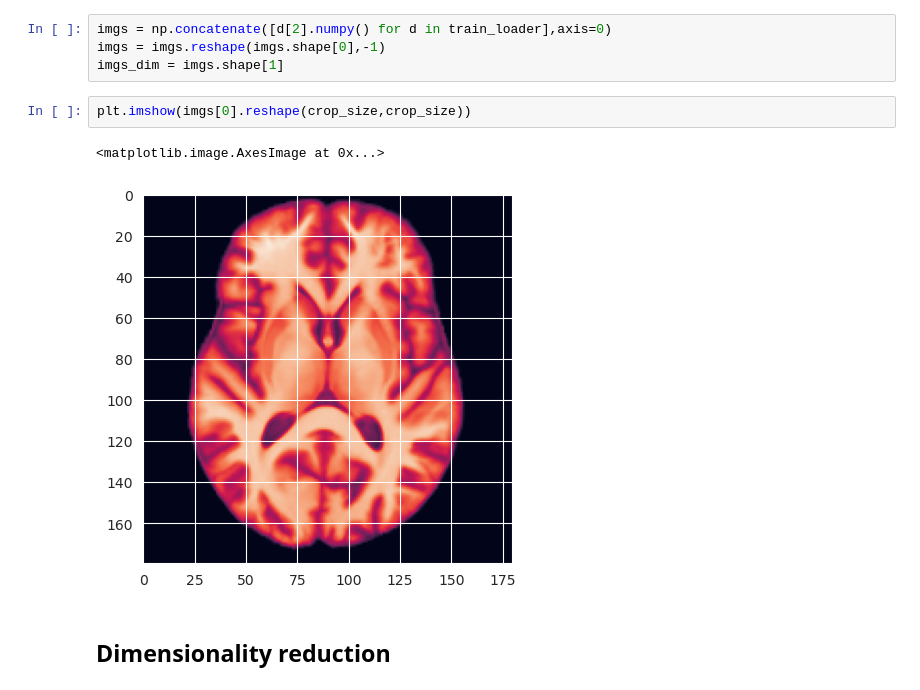
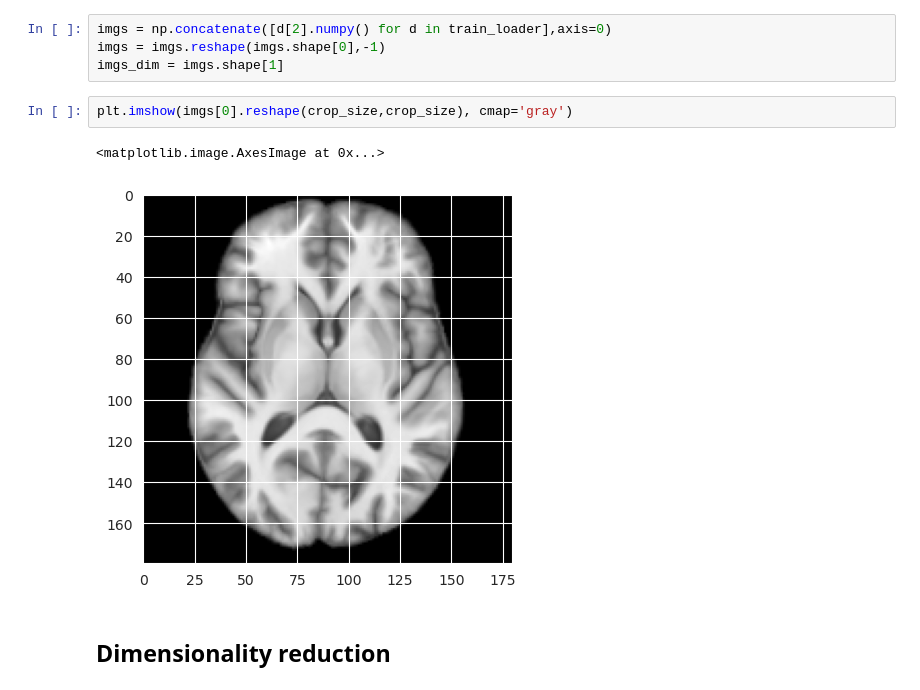
Before and after one commit to Liteknight/CounterBias, a Jupyter notebook: 02_DimentionalityReduction.ipynb, the cells around one changed output. Drawn from its saved outputs; the diff is of its cells as text.

```diff
--- a/02_DimentionalityReduction.ipynb
+++ b/02_DimentionalityReduction.ipynb
@@ -116,10 +126,10 @@ imgs = np.concatenate([d[2].numpy() for d in train_loader],axis=0)
 imgs = imgs.reshape(imgs.shape[0],-1)
 imgs_dim = imgs.shape[1]
 # %%
-plt.imshow(imgs[0].reshape(crop_size,crop_size))
+plt.imshow(imgs[0].reshape(crop_size,crop_size), cmap='gray')
 # %% [output]
 <matplotlib.image.AxesImage at 0x...>
-[figure, old version]
+[figure, new version]
 # %% [markdown]
 ## Dimensionality reduction
 # %%
```
Also changed, not shown: parts of 27 cells of this notebook, 19 other files.
